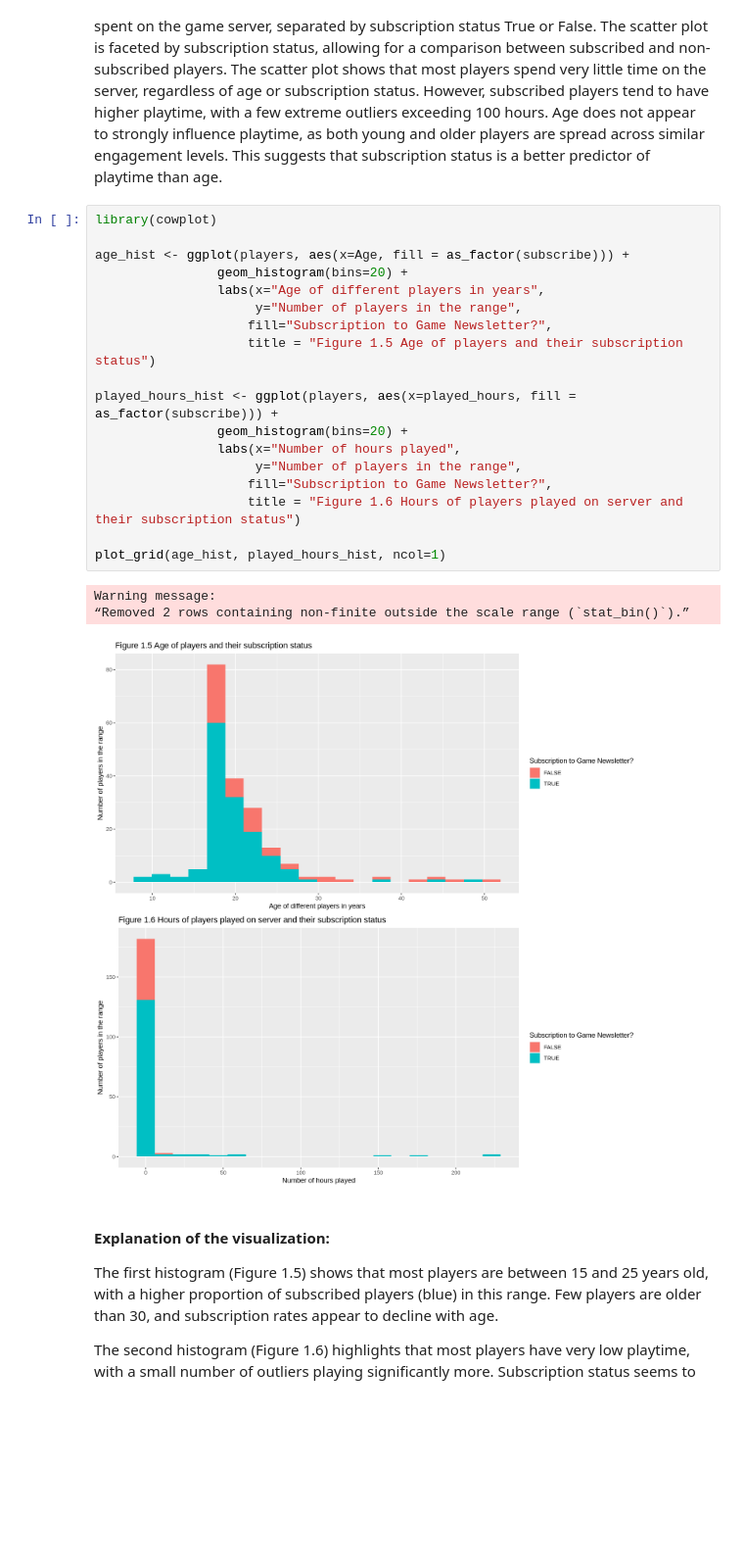
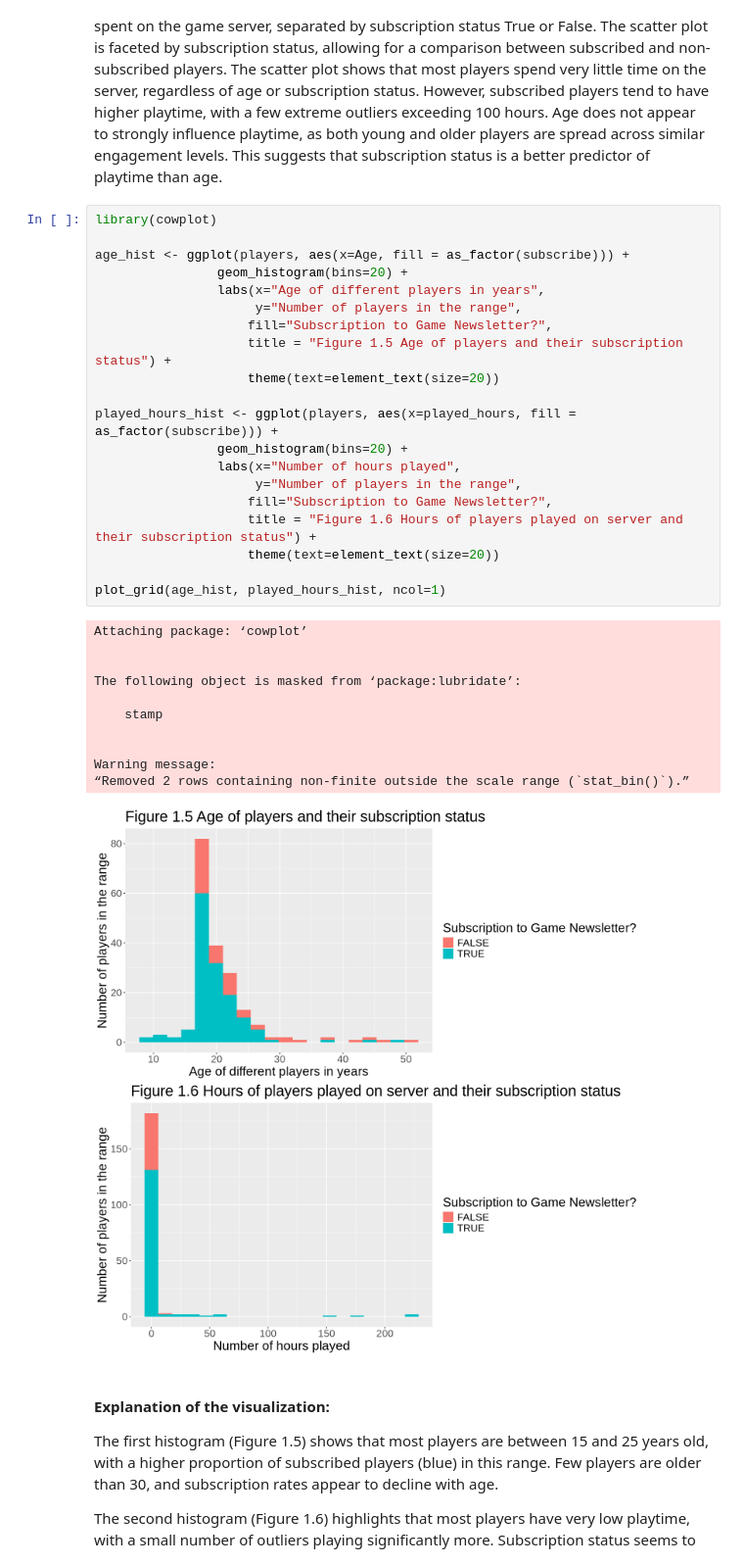
Before and after one commit to Loolin06/dsci-05-27, a Jupyter notebook: ProjectReport.ipynb, the cells around one changed output. Shown at 98% size. Saved outputs shown, nothing was run; the diff lists cells and outputs as text; blank space fills up the shorter version.

```diff
--- a/ProjectReport.ipynb
+++ b/ProjectReport.ipynb
@@ -138,25 +136,35 @@ This visualization explores the relationship between player age and the number o
 # %%
 library(cowplot)
 
 age_hist <- ggplot(players, aes(x=Age, fill = as_factor(subscribe))) +
                 geom_histogram(bins=20) +
                 labs(x="Age of different players in years",
                      y="Number of players in the range",
                     fill="Subscription to Game Newsletter?",
-                    title = "Figure 1.5 Age of players and their subscription status")
+                    title = "Figure 1.5 Age of players and their subscription status") +
+                    theme(text=element_text(size=20))
 
 played_hours_hist <- ggplot(players, aes(x=played_hours, fill = as_factor(subscribe))) +
                 geom_histogram(bins=20) +
                 labs(x="Number of hours played",
                      y="Number of players in the range",
                     fill="Subscription to Game Newsletter?",
-                    title = "Figure 1.6 Hours of players played on server and their subscription status")
+                    title = "Figure 1.6 Hours of players played on server and their subscription status") +
+                    theme(text=element_text(size=20))
 
 plot_grid(age_hist, played_hours_hist, ncol=1)
 # %% [output]
+Attaching package: ‘cowplot’
+
+
+The following object is masked from ‘package:lubridate’:
+
+    stamp
+
+
 Warning message:
 “Removed 2 rows containing non-finite outside the scale range (`stat_bin()`).”
-[figure, old version]
+[figure, new version]
 # %% [markdown]
 #### Explanation of the visualization:
 The first histogram (Figure 1.5) shows that most players are between 15 and 25 years old, with a higher proportion of subscribed players (blue) in this range. Few players are older than 30, and subscription rates appear to decline with age.
```
Also changed, not shown: parts of 3 cells of this notebook.
